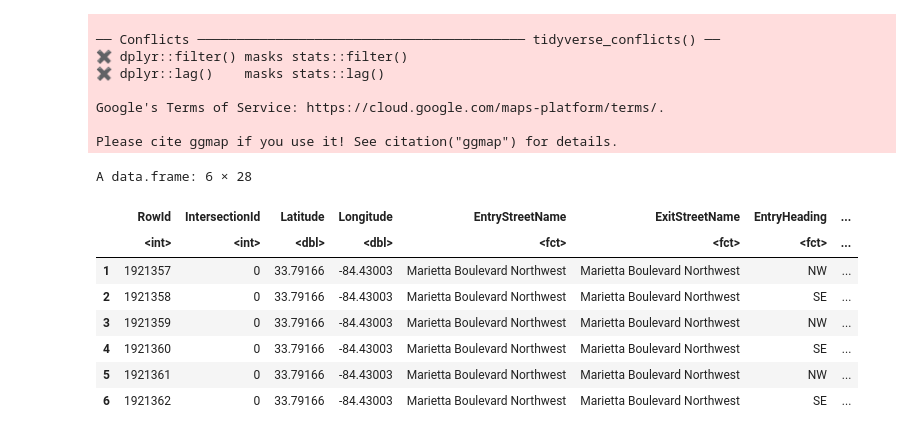
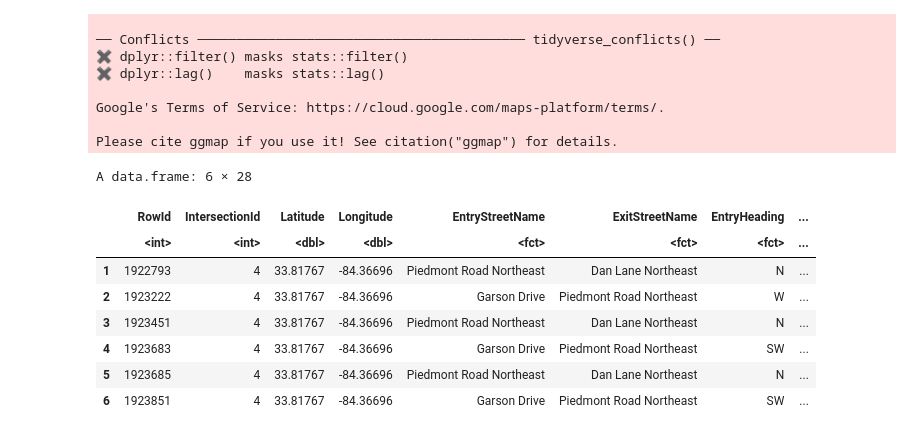
Before and after one commit to Haximilian/statistics447b, a Jupyter notebook: Maximilian.ipynb, the cells around one changed output. Cells and saved outputs as stored; diff of their text form; code cells hidden in the pictures.

```diff
--- a/Maximilian.ipynb
+++ b/Maximilian.ipynb
@@ -23,14 +23,16 @@ DatasetPath <- "./train.csv"
 # %%
 training <- read.csv(DatasetPath)
 # %%
+# remove near zer values for "TimeFromFirstStop"
+training <- training %>% filter(TimeFromFirstStop_p50 > 100)
 head(training)
 # %% [output]
 A data.frame: 6 × 28
 |  | RowId | IntersectionId | Latitude | Longitude | EntryStreetName | ExitStreetName | EntryHeading | ... |
 |  | <int> | <int> | <dbl> | <dbl> | <fct> | <fct> | <fct> | ... |
-| 1 | 1921357 | 0 | 33.79166 | -84.43003 | Marietta Boulevard Northwest | Marietta Boulevard Northwest | NW | ... |
-| 2 | 1921358 | 0 | 33.79166 | -84.43003 | Marietta Boulevard Northwest | Marietta Boulevard Northwest | SE | ... |
-| 3 | 1921359 | 0 | 33.79166 | -84.43003 | Marietta Boulevard Northwest | Marietta Boulevard Northwest | NW | ... |
-| 4 | 1921360 | 0 | 33.79166 | -84.43003 | Marietta Boulevard Northwest | Marietta Boulevard Northwest | SE | ... |
-| 5 | 1921361 | 0 | 33.79166 | -84.43003 | Marietta Boulevard Northwest | Marietta Boulevard Northwest | NW | ... |
-| 6 | 1921362 | 0 | 33.79166 | -84.43003 | Marietta Boulevard Northwest | Marietta Boulevard Northwest | SE | ... |
+| 1 | 1922793 | 4 | 33.81767 | -84.36696 | Piedmont Road Northeast | Dan Lane Northeast | N | ... |
+| 2 | 1923222 | 4 | 33.81767 | -84.36696 | Garson Drive | Piedmont Road Northeast | W | ... |
+| 3 | 1923451 | 4 | 33.81767 | -84.36696 | Piedmont Road Northeast | Dan Lane Northeast | N | ... |
+| 4 | 1923683 | 4 | 33.81767 | -84.36696 | Garson Drive | Piedmont Road Northeast | SW | ... |
+| 5 | 1923685 | 4 | 33.81767 | -84.36696 | Piedmont Road Northeast | Dan Lane Northeast | N | ... |
+| 6 | 1923851 | 4 | 33.81767 | -84.36696 | Garson Drive | Piedmont Road Northeast | SW | ... |
```
Also changed, not shown: parts of 7 cells of this notebook.
